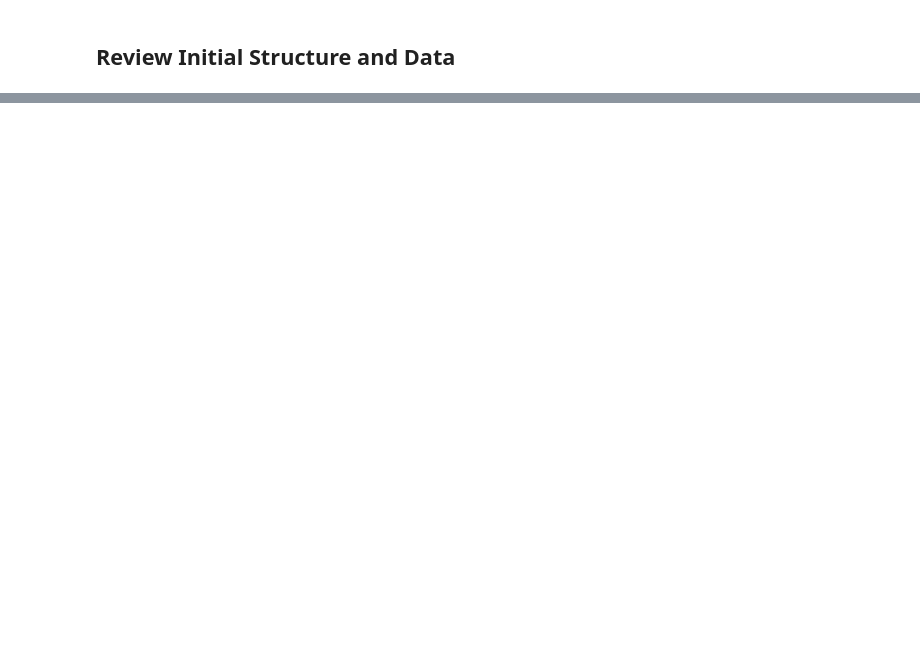
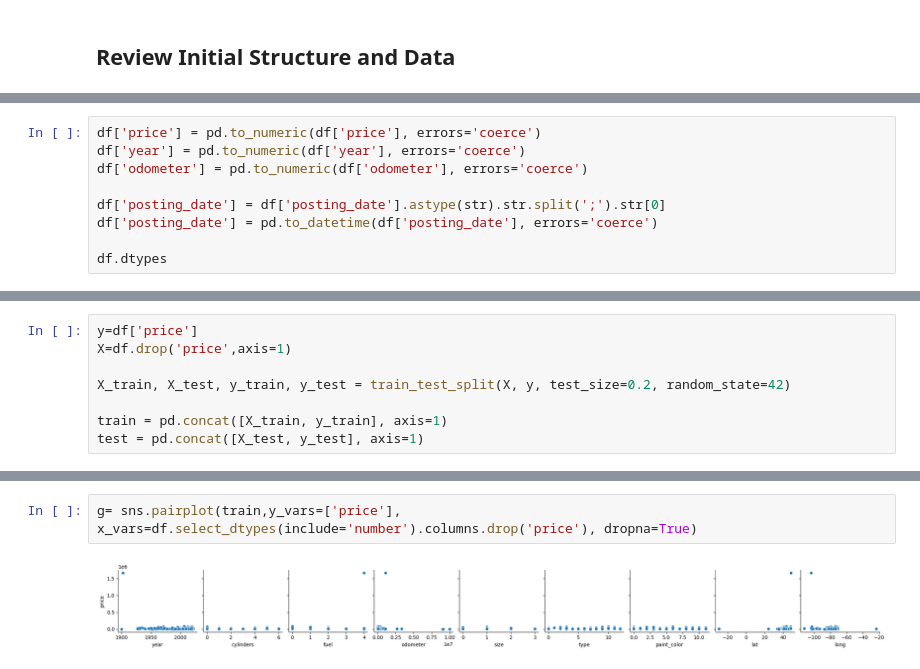
Before and after one commit to PepOrtinLopz/Kaggle, a Jupyter notebook: Kaggle.ipynb, the cells around one changed output, grey strips where cells are left out. Saved outputs shown, nothing was run; the diff lists cells and outputs as text; blank space fills up the shorter version.

```diff
--- a/Kaggle.ipynb
+++ b/Kaggle.ipynb
@@ -589,0 +290,9 @@ Also we decided to use a specific type of cross-validation called RepeatedKFold.
+# %%
+df['price'] = pd.to_numeric(df['price'], errors='coerce')
+df['year'] = pd.to_numeric(df['year'], errors='coerce')
+df['odometer'] = pd.to_numeric(df['odometer'], errors='coerce')
+
+df['posting_date'] = df['posting_date'].astype(str).str.split(';').str[0]
+df['posting_date'] = pd.to_datetime(df['posting_date'], errors='coerce')
+
+df.dtypes
@@ -589,0 +353,8 @@ Also we decided to use a specific type of cross-validation called RepeatedKFold.
+# %%
+y=df['price']
+X=df.drop('price',axis=1)
+
+X_train, X_test, y_train, y_test = train_test_split(X, y, test_size=0.2, random_state=42)
+
+train = pd.concat([X_train, y_train], axis=1)
+test = pd.concat([X_test, y_test], axis=1)
@@ -589,0 +388,4 @@ Also we decided to use a specific type of cross-validation called RepeatedKFold.
+# %%
+g= sns.pairplot(train,y_vars=['price'], x_vars=df.select_dtypes(include='number').columns.drop('price'), dropna=True)
+# %% [output]
+[figure, added]
```
Also changed, not shown: parts of 88 cells of this notebook.
